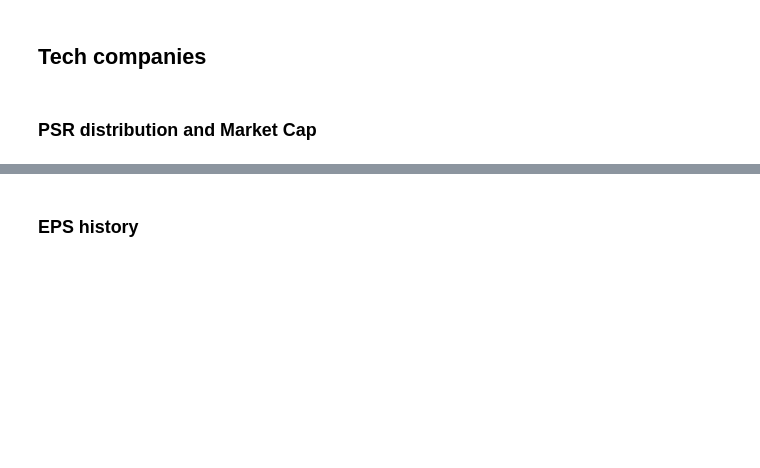
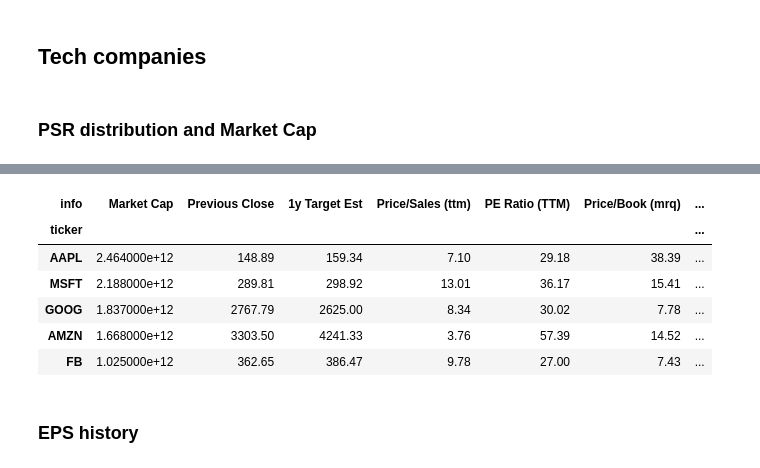
Before and after one commit to jnishii/stock-analysis, a Jupyter notebook: yahoo_fin/EPS-analysis.ipynb, the cells around one changed output, grey strips where cells are left out. Cells and saved outputs as stored; diff of their text form; code cells hidden in the pictures; blank space fills up the shorter version.

```diff
--- a/yahoo_fin/EPS-analysis.ipynb
+++ b/yahoo_fin/EPS-analysis.ipynb
@@ -83,4 +83,14 @@ TTD     4.036000e+09
 Name: Market Cap, dtype: float64
+# %%
+df.head()
+# %% [output]
+| info | Market Cap | Previous Close | 1y Target Est | Price/Sales (ttm) | PE Ratio (TTM) | Price/Book (mrq) | ... |
+| ticker |  |  |  |  |  |  | ... |
+| AAPL | 2.464000e+12 | 148.89 | 159.34 | 7.10 | 29.18 | 38.39 | ... |
+| MSFT | 2.188000e+12 | 289.81 | 298.92 | 13.01 | 36.17 | 15.41 | ... |
+| GOOG | 1.837000e+12 | 2767.79 | 2625.00 | 8.34 | 30.02 | 7.78 | ... |
+| AMZN | 1.668000e+12 | 3303.50 | 4241.33 | 3.76 | 57.39 | 14.52 | ... |
+| FB | 1.025000e+12 | 362.65 | 386.47 | 9.78 | 27.00 | 7.43 | ... |
 # %% [markdown]
 ### EPS history
 # %%
```
Also changed, not shown: parts of 6 cells of this notebook, 3 other files.
